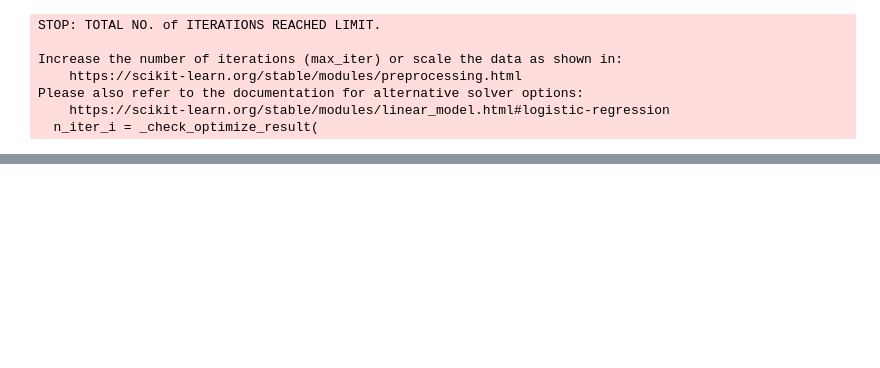
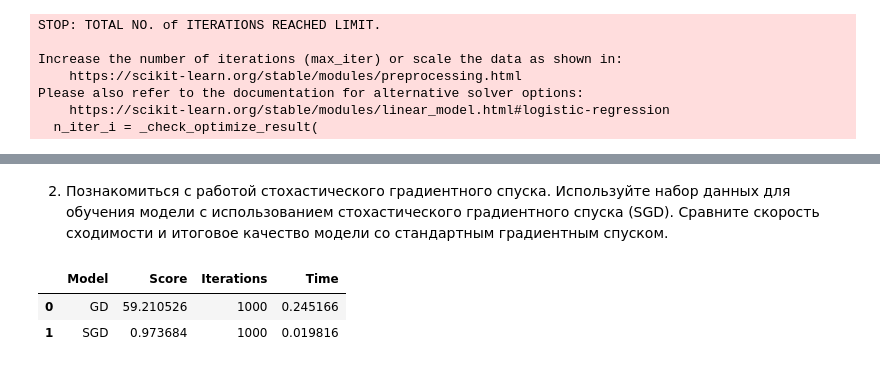
Before and after one commit to alexpgb/Python_DS_2024, a Jupyter notebook: S5/Python_DS_2024_S5_HW.ipynb, the cells around one changed output, grey strips where cells are left out. Drawn from its saved outputs; the diff is of its cells as text; code cells hidden in the pictures; blank space fills up the shorter version.

```diff
--- a/S5/Python_DS_2024_S5_HW.ipynb
+++ b/S5/Python_DS_2024_S5_HW.ipynb
@@ -162,0 +187,4 @@ Name: 8, dtype: float64
+# %% [markdown]
+2. Познакомиться с работой стохастического градиентного спуска.
+Используйте набор данных для обучения модели с использованием стохастического градиентного спуска (SGD).
+Сравните скорость сходимости и итоговое качество модели со стандартным градиентным спуском.
@@ -162,0 +267,10 @@ Name: 8, dtype: float64
+# %%
+results_gd = pd.DataFrame(columns=['Model','Score','Iterations','Time'])
+gdlg = MyGDLogisticRegression()
+gdlg.fit(X_train, y_train)
+pred = gdlg.predict(X_test)
+
+score = gdlg.score(X_test, y_test)
+n_iter = gdlg.n_iter()
+time_delta = gdlg.time()
+results_gd.loc[len(results_gd)] = ['GD',score,n_iter,time_delta]
@@ -162,0 +337,17 @@ Name: 8, dtype: float64
+# %%
+sgdlg = MySGDLogisticRegression()
+sgdlg.fit(X_train, y_train)
+pred = sgdlg.predict(X_test)
+
+score = sgdlg.score(X_test, y_test)
+n_iter = sgdlg.n_iter()
+time_delta = sgdlg.time()
+results_gd.loc[len(results_gd)] = ['SGD',score,n_iter,time_delta]
+# %%
+# модель на основании стохастического градиентного спуска показывает лучшие результаты
+# по качеству и времени работы.
+results_gd
+# %% [output]
+|  | Model | Score | Iterations | Time |
+| 0 | GD | 59.210526 | 1000 | 0.245166 |
+| 1 | SGD | 0.973684 | 1000 | 0.019816 |
```
Also changed, not shown: parts of 16 cells of this notebook.
